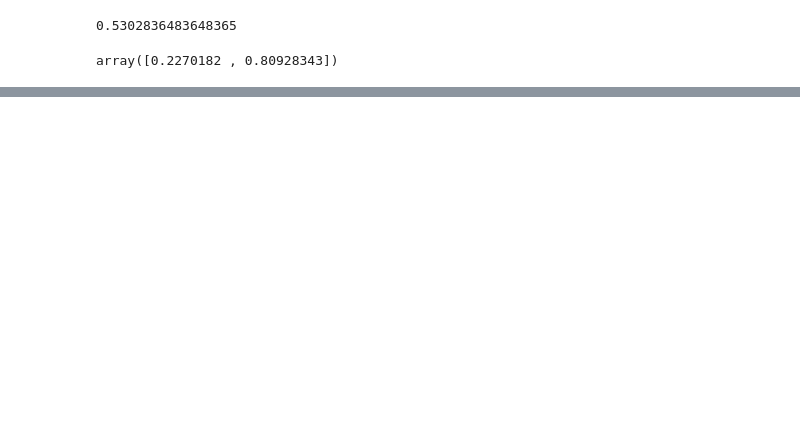
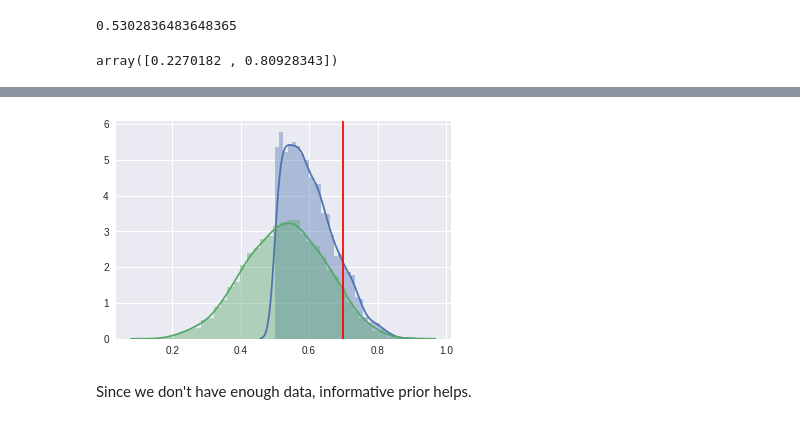
Before and after one commit to upul/SRT, a Jupyter notebook: solutions/week_1.ipynb, the cells around one changed output, grey strips where cells are left out. Cells and saved outputs as stored; diff of their text form; code cells hidden in the pictures; blank space fills up the shorter version.

```diff
--- a/solutions/week_1.ipynb
+++ b/solutions/week_1.ipynb
@@ -42,0 +79,2 @@ array([0.2270182 , 0.80928343])
+# %%
+improved_samples = np.random.choice(p_grid, size=NUM_POS_SAMPLES, p=improved_posterior)
@@ -42,0 +97,9 @@ array([0.2270182 , 0.80928343])
+# %%
+sns.distplot(improved_samples)
+sns.distplot(samples)
+plt.axvline(0.7, color='red')
+plt.show()
+# %% [output]
+[figure, added]
+# %% [markdown]
+Since we don't have enough data, informative prior helps.
```
Also changed, not shown: parts of 10 cells of this notebook, 2 other files.
